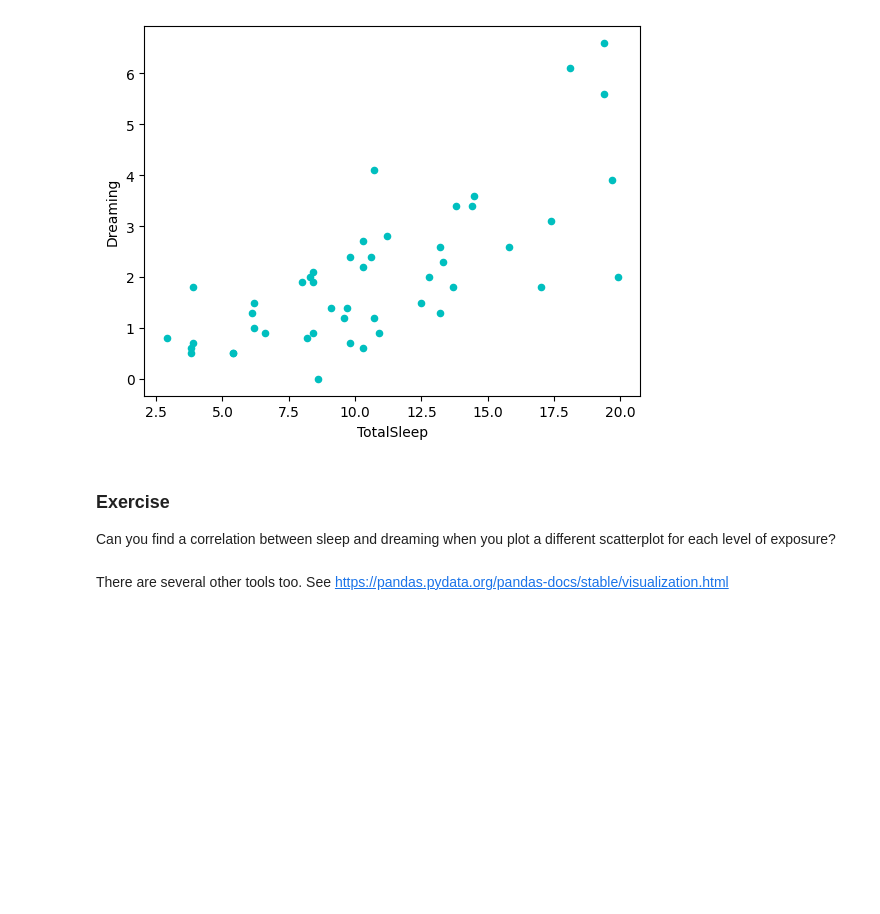
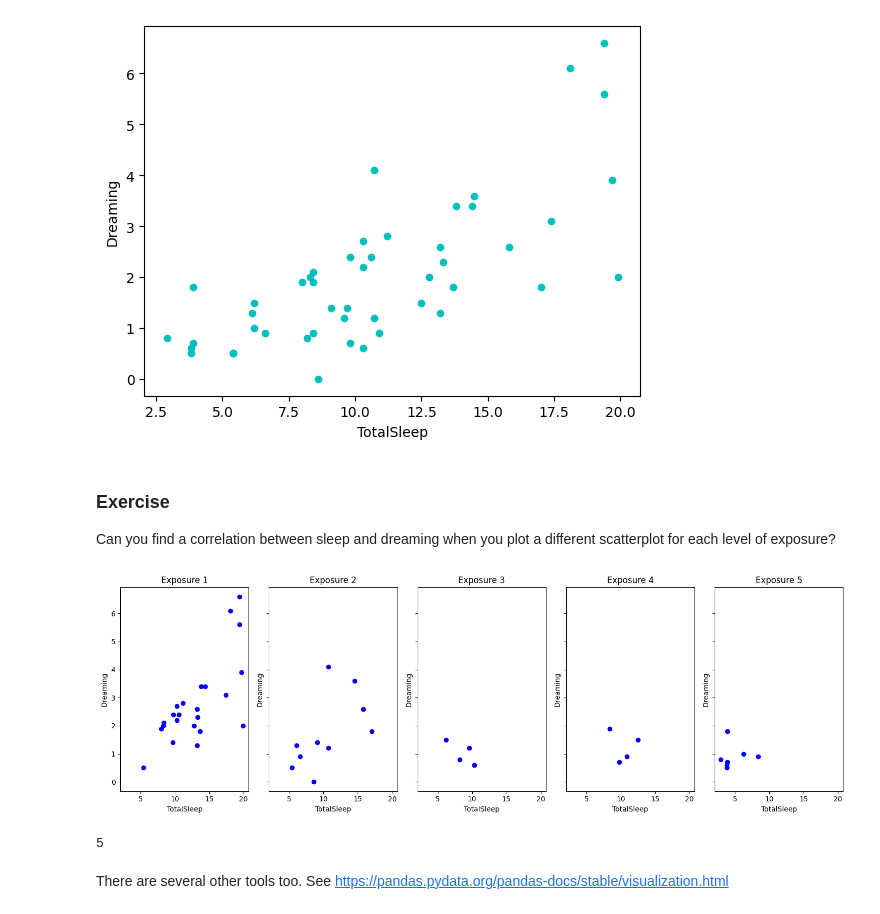
Before and after one commit to vregidor/skills-introduction-to-github, a Jupyter notebook: Module-1/M1-D2-DV.ipynb, the cells around one changed output. Saved outputs shown, nothing was run; the diff lists cells and outputs as text; code cells hidden in the pictures; blank space fills up the shorter version.

```diff
--- a/Module-1/M1-D2-DV.ipynb
+++ b/Module-1/M1-D2-DV.ipynb
@@ -208,6 +208,23 @@ plt.show()
 # %% [markdown]
 ### Exercise
 Can you find a correlation between sleep and dreaming when you plot a different scatterplot for each level of exposure?
+# %%
+categories = [1,2,3,4,5]
+n_categories = len(categories)
+
+fig, axs = plt.subplots(1, n_categories, figsize=(15, 5), sharex=True, sharey=True)
+for i, category in enumerate(categories):
+    category_data = sleep[sleep['Exposure'] == category]
+    axs[i].scatter(category_data['TotalSleep'], category_data['Dreaming'], color='b')
+    axs[i].set_title(f'Exposure {category}')
+    axs[i].set_xlabel('TotalSleep')
+    axs[i].set_ylabel('Dreaming')
+
+plt.tight_layout()
+plt.show()
+# %% [output]
+[figure, added]
+5
 # %% [markdown]
 There are several other tools too. See https://pandas.pydata.org/pandas-docs/stable/visualization.html
 # %% [markdown]
```
Also changed, not shown: parts of 4 cells of this notebook.
